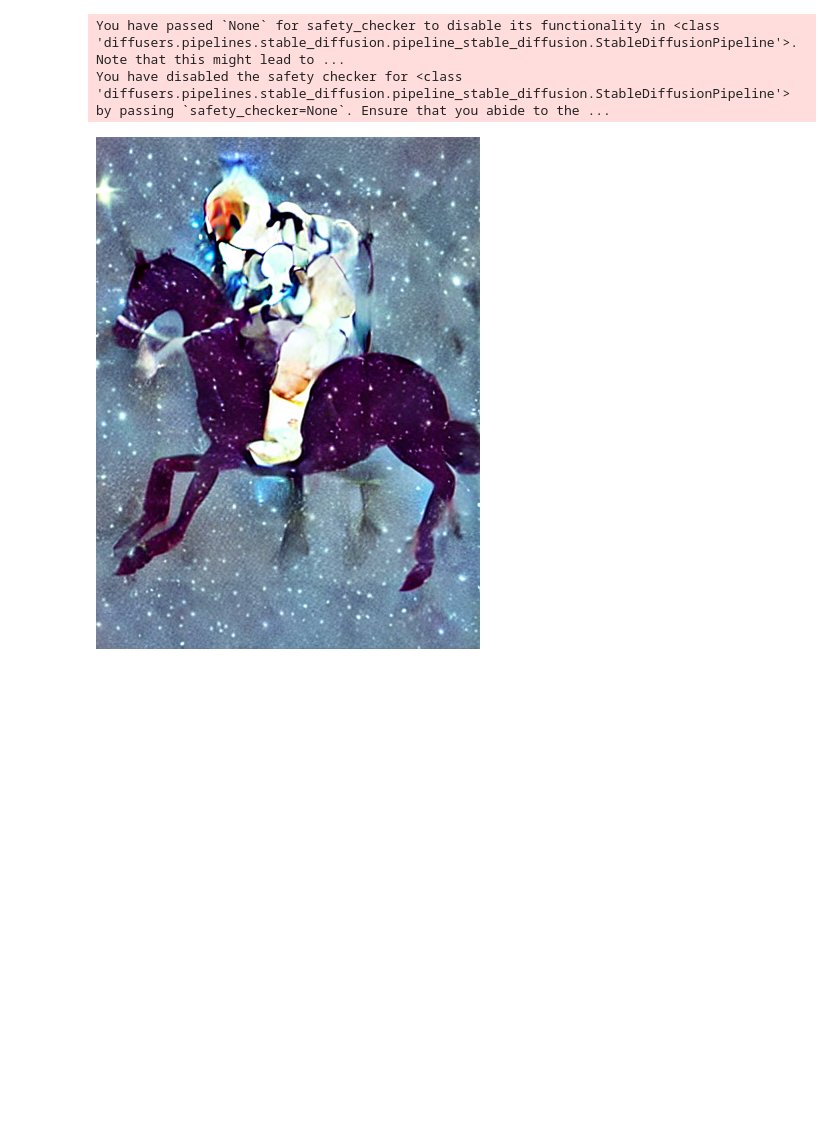
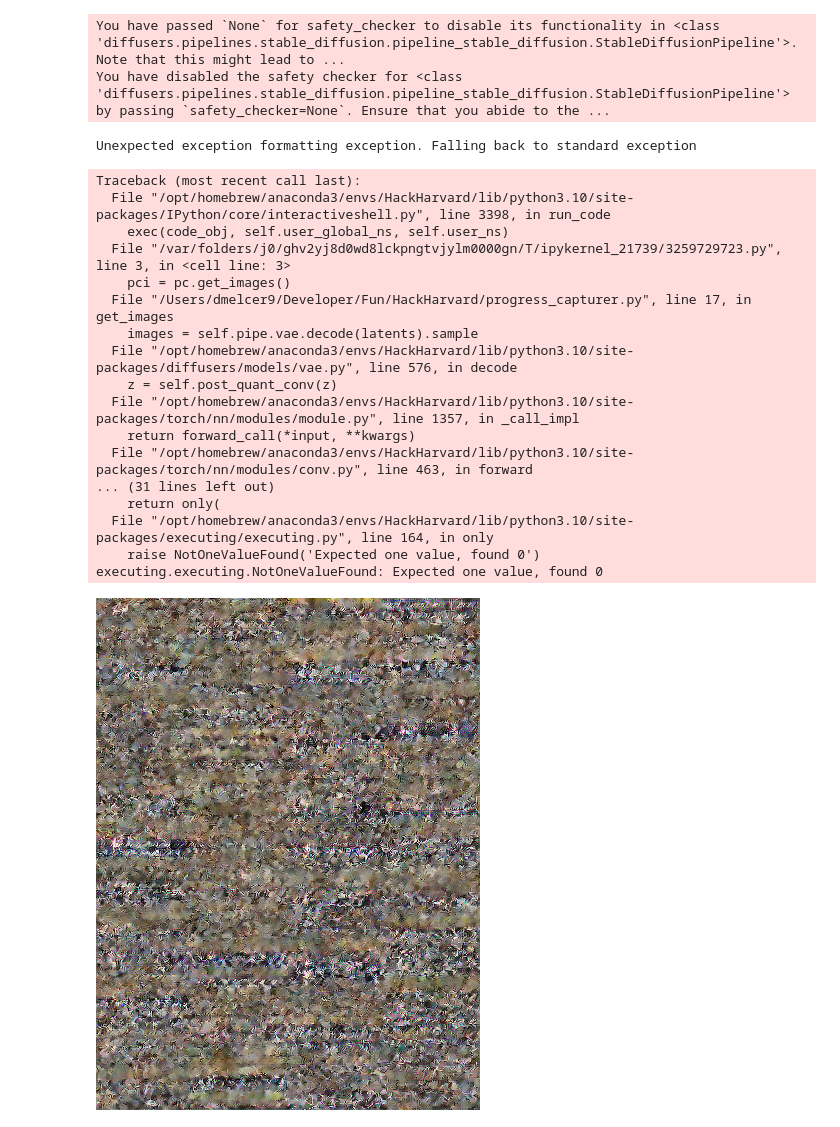
Before and after one commit to SteinwayThor/DixitOnline, a Jupyter notebook: difftest.ipynb, the cells around one changed output. Saved outputs shown, nothing was run; the diff lists cells and outputs as text; code cells hidden in the pictures; blank space fills up the shorter version.

```diff
--- a/difftest.ipynb
+++ b/difftest.ipynb
@@ -18,10 +22,44 @@ else:
 You have passed `None` for safety_checker to disable its functionality in <class 'diffusers.pipelines.stable_diffusion.pipeline_stable_diffusion.StableDiffusionPipeline'>. Note that this might lead to ...
 You have disabled the safety checker for <class 'diffusers.pipelines.stable_diffusion.pipeline_stable_diffusion.StableDiffusionPipeline'> by passing `safety_checker=None`. Ensure that you abide to the ...
 # %%
-i = pipe("an astronaut riding a horse, abstract digital art", num_inference_steps=10, width=384, height=512).images
+pc = ProgressCapturer(pipe)
+i = pipe("an astronaut riding a horse, abstract digital art", num_inference_steps=10, width=384, height=512, callback=pc).images
+pci = pc.get_images()
 i[0]
 # %% [output]
-[figure, removed]
+Unexpected exception formatting exception. Falling back to standard exception
+Traceback (most recent call last):
+  File "/opt/homebrew/anaconda3/envs/HackHarvard/lib/python3.10/site-packages/IPython/core/interactiveshell.py", line 3398, in run_code
+    exec(code_obj, self.user_global_ns, self.user_ns)
+  File "/var/folders/j0/ghv2yj8d0wd8lckpngtvjylm0000gn/T/ipykernel_21739/3259729723.py", line 3, in <cell line: 3>
+    pci = pc.get_images()
+  File "/Users/dmelcer9/Developer/Fun/HackHarvard/progress_capturer.py", line 17, in get_images
+    images = self.pipe.vae.decode(latents).sample
+  File "/opt/homebrew/anaconda3/envs/HackHarvard/lib/python3.10/site-packages/diffusers/models/vae.py", line 576, in decode
+    z = self.post_quant_conv(z)
+  File "/opt/homebrew/anaconda3/envs/HackHarvard/lib/python3.10/site-packages/torch/nn/modules/module.py", line 1357, in _call_impl
+    return forward_call(*input, **kwargs)
+  File "/opt/homebrew/anaconda3/envs/HackHarvard/lib/python3.10/site-packages/torch/nn/modules/conv.py", line 463, in forward
+... (31 lines left out)
+    return only(
+  File "/opt/homebrew/anaconda3/envs/HackHarvard/lib/python3.10/site-packages/executing/executing.py", line 164, in only
+    raise NotOneValueFound('Expected one value, found 0')
+executing.executing.NotOneValueFound: Expected one value, found 0
+# %%
+with torch.no_grad():
+    latents = torch.stack(pc.latents).reshape(11, 4, 64, 48)
+
+    latents = 1 / 0.18215 * latents
+    images = pipe.vae.decode(latents).sample
+
+    images = (images / 2 + 0.5).clamp(0, 1)
+
+    images = images.cpu().permute(0, 2, 3, 1).float().numpy()
+    p = pipe.numpy_to_pil(images)
+# %%
+p[9]
+# %% [output]
+[figure, added]
 # %%
 from RealESRGAN import RealESRGAN
 # %%
```
Also changed, not shown: parts of 2 cells of this notebook, 5 other files.
